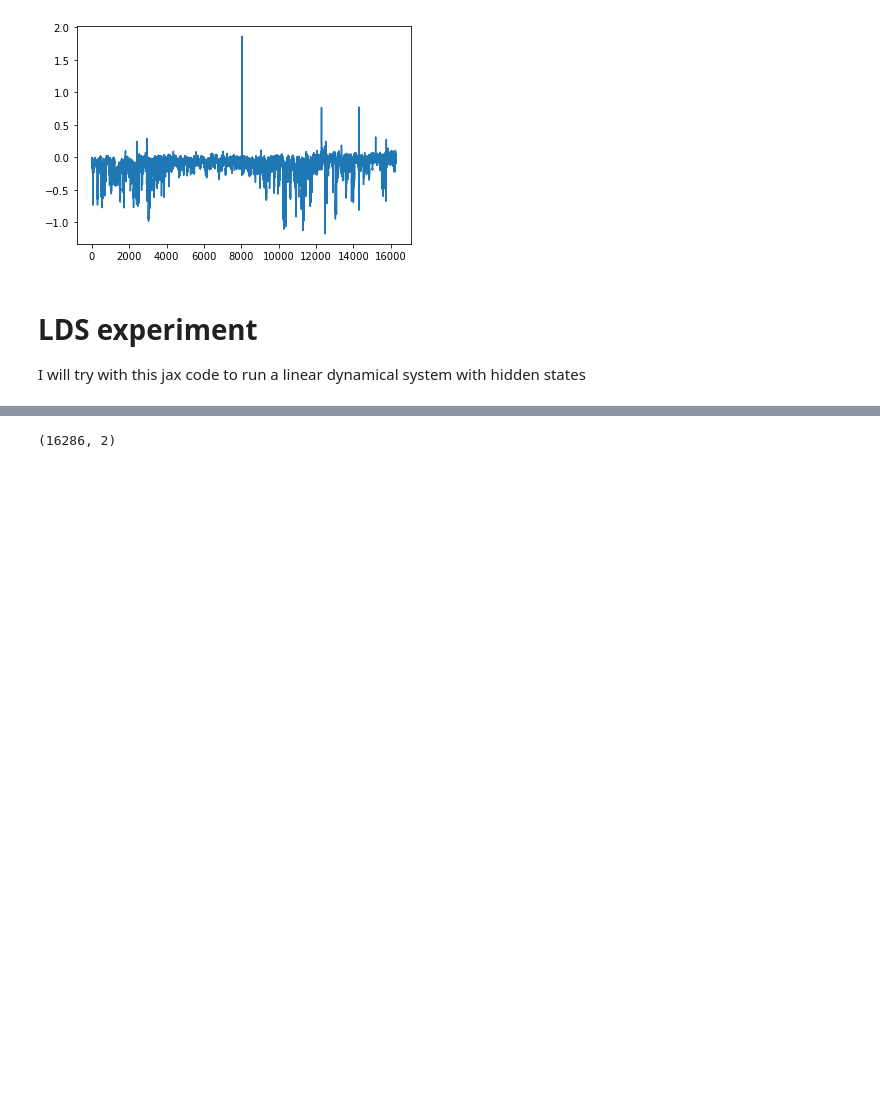
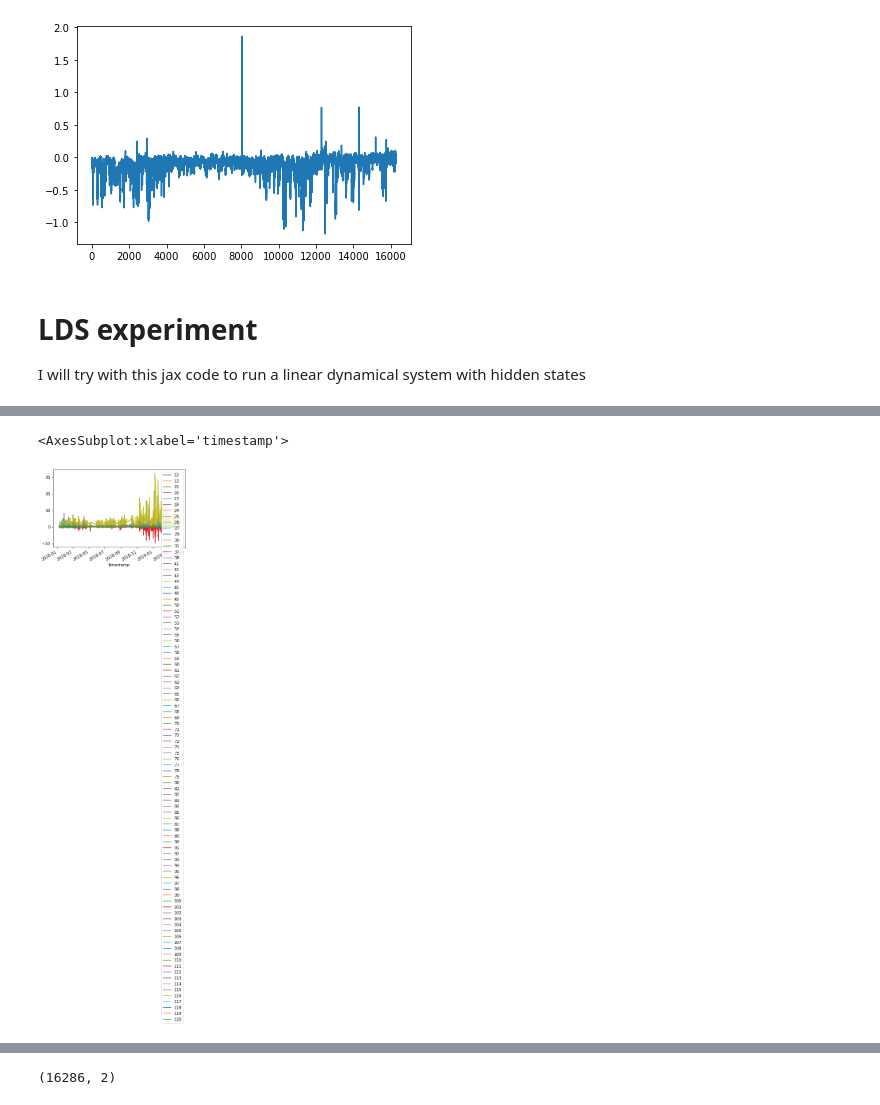
Before and after one commit to daniel-trejobanos/aurora, a Jupyter notebook: notebooks/Krakow.ipynb, the cells around one changed output, grey strips where cells are left out. Drawn from its saved outputs; the diff is of its cells as text; code cells hidden in the pictures; blank space fills up the shorter version.

Commit message:
data exploration using the Krakow data set

```diff
--- a/notebooks/Krakow.ipynb
+++ b/notebooks/Krakow.ipynb
@@ -101,0 +157,5 @@ Which is 9 days more than what is reported in the paper (the sampling finished i
+# %%
+igor_epoch = np.datetime64('1904-01-01')
+krakov_timestamps = np.array(krakov['acsm_utc_time_30'])
+igor_times = igor_epoch + krakov_timestamps.astype("timedelta64[s]")
+igor_times
@@ -101,0 +167,7 @@ Which is 9 days more than what is reported in the paper (the sampling finished i
+# %%
+krakov_df = pd.DataFrame(krakov['Org_Specs_30'],
+                         columns = [str(int(amus)) for amus in krakov['amus']],
+                         index = igor_times)
+
+krakov_df.index.name = "timestamp"
+krakov_df
@@ -171,0 +330,5 @@ AssertionError: NaNs in marginal log probability
+# %%
+krakov_df.plot()
+# %% [output]
+<AxesSubplot:xlabel='timestamp'>
+[figure, added]
```
Also changed, not shown: parts of 31 cells of this notebook, 2 other files.
